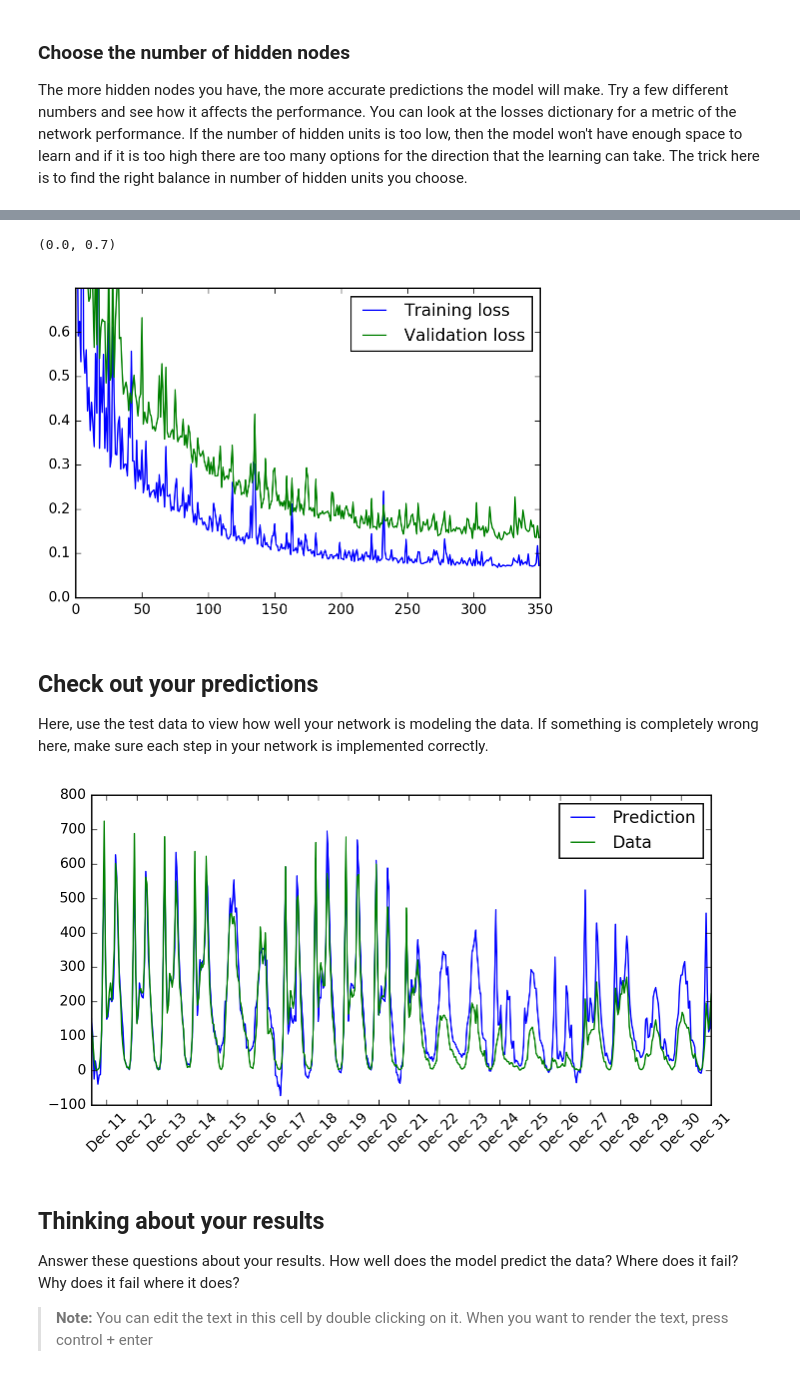
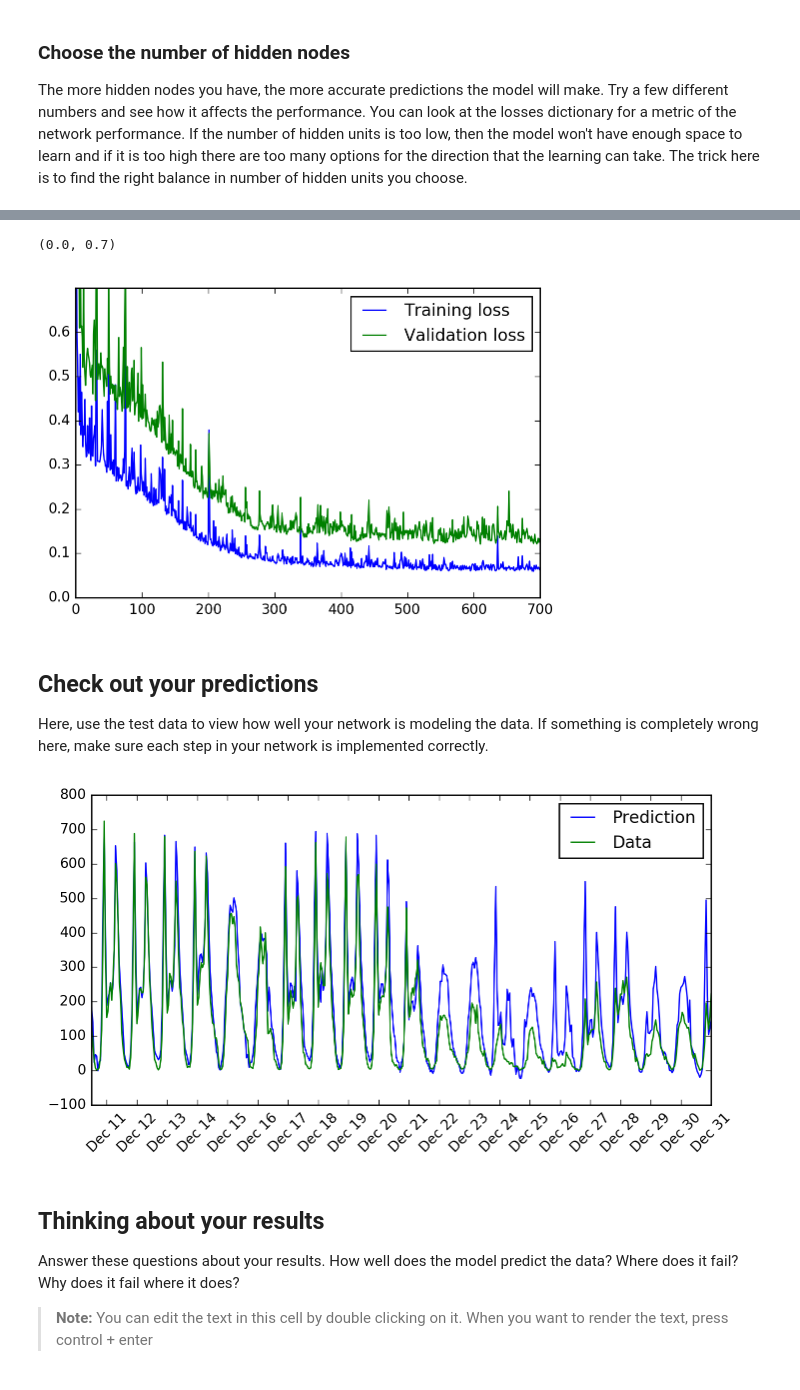
Before and after one commit to heckmanc13/udacity_deep_learning, a Jupyter notebook: dlnd-your-first-neural-network.ipynb, the cells around one changed output, grey strips where cells are left out. Cells and saved outputs as stored; diff of their text form; code cells hidden in the pictures.

Commit message:
submission 2; corrected hidden_grad and weight adjustment

```diff
--- a/dlnd-your-first-neural-network.ipynb
+++ b/dlnd-your-first-neural-network.ipynb
@@ -157,11 +157,11 @@ class NeuralNetwork(object):
         hidden_errors = np.dot(self.weights_hidden_to_output.T, output_errors)
 
         # hidden layer gradients
-        hidden_grad = self.weights_hidden_to_output * hidden_errors * hidden_outputs * (1 - hidden_outputs)
+        hidden_grad = hidden_outputs * (1 - hidden_outputs)
 
         # TODO: Update the weights
         self.weights_hidden_to_output += self.lr * np.dot(output_errors, hidden_outputs.T) # update hidden-to-output weights with gradient descent step
-        self.weights_input_to_hidden += self.lr * np.dot(hidden_errors, inputs.T) * hidden_outputs * (1-hidden_outputs) # update input-to-hidden weights with gradient descent step
+        self.weights_input_to_hidden += self.lr * np.dot(hidden_errors, inputs.T) * hidden_grad # update input-to-hidden weights with gradient descent step
 
 
     def run(self, inputs_list):
@@ -200,9 +200,9 @@ The more hidden nodes you have, the more accurate predictions the model will mak
 import sys
 
 ### Set the hyperparameters here ###
-epochs = 350
-learning_rate = 0.1
-hidden_nodes = 56
+epochs = 700
+learning_rate = 0.06
+hidden_nodes = 25
 output_nodes = 1
 
 N_i = train_features.shape[1]
@@ -234,11 +233,11 @@ Progress: 99.7% ... Training loss: 0.072 ... Validation loss: 0.135
 # %%
 plt.plot(losses['train'], label='Training loss')
 plt.plot(losses['validation'], label='Validation loss')
 plt.legend()
-plt.ylim(ymax=0.7)
+plt.ylim(ymax=.7)
 # %% [output]
 (0.0, 0.7)
-[figure, old version]
+[figure, new version]
 # %% [markdown]
 ## Check out your predictions
 
@@ -258,7 +257,7 @@ dates = dates.apply(lambda d: d.strftime('%b %d'))
 ax.set_xticks(np.arange(len(dates))[12::24])
 _ = ax.set_xticklabels(dates[12::24], rotation=45)
 # %% [output]
-[figure, old version]
+[figure, new version]
 # %% [markdown]
 ## Thinking about your results
 
```
Also changed, not shown: parts of 1 cell of this notebook, 1 other file.
